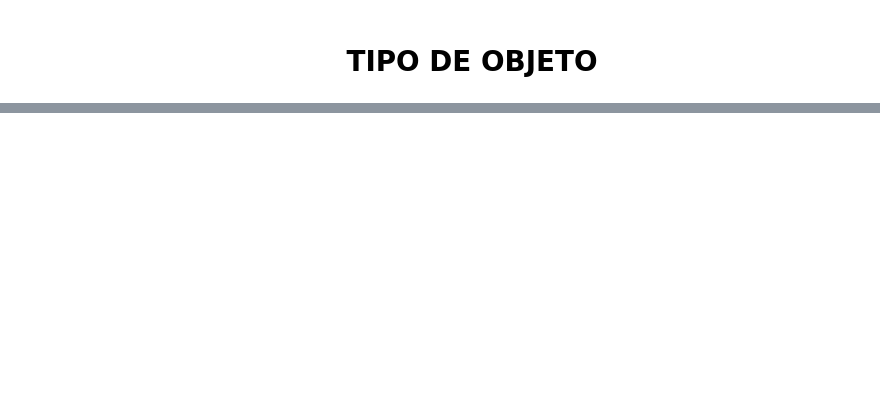
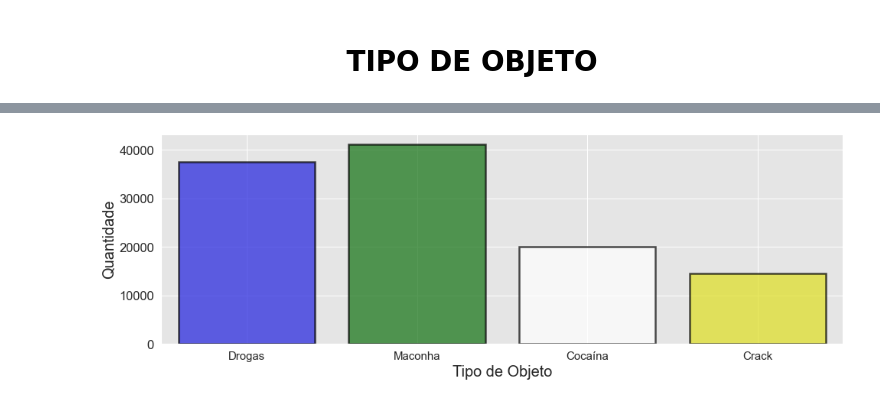
Before and after one commit to giuliannocappellari/Grafos, a Jupyter notebook: Indicadores/Drogas_Reclassificacao.ipynb, the cells around one changed output, grey strips where cells are left out. Cells and saved outputs as stored; diff of their text form; code cells hidden in the pictures; blank space fills up the shorter version.

```diff
--- a/Indicadores/Drogas_Reclassificacao.ipynb
+++ b/Indicadores/Drogas_Reclassificacao.ipynb
@@ -229,19 +172,0 @@ Drogas['RECLASSIFICAÇÃO'] = Drogas['Descrição'].apply(analizer)
-# %%
-stores_df = Drogas
-
-palette ={"Maconha": "green", "Cocaína": "white", "Crack": "yellow", "Drogas": "blue"}
-f, (ax3) = plt.subplots(1, 1, figsize=(14, 5))
-sns.set(font_scale=1.5)
-
-sns.countplot(x="RECLASSIFICAÇÃO", data=stores_df, ax=ax3, palette= palette, alpha = 0.7, linewidth=2.5, edgecolor=".0")
-ax3.set_facecolor('#ababab')
-ax3.patch.set_alpha(0.3)
-ax3.set_xlabel("Tipo de Objeto",fontsize=20)
-ax3.set_ylabel("Quantidade",fontsize=20)
-ax3.set_xticklabels(ax3.get_xmajorticklabels(), fontsize = 15)
-
-plt.grid(axis='x')
-plt.tight_layout()
-#plt.title('Tipo de Objeto')
-
-f.savefig('Tipo_objeto_Depois.png')
@@ -287,0 +173,4 @@ resultado_final.head(10)
+# %%
+plota_grafico(drogas_df, "TXT_TIPO_OBJETO")
+# %% [output]
+[figure, added]
```
Also changed, not shown: parts of 38 cells of this notebook.
